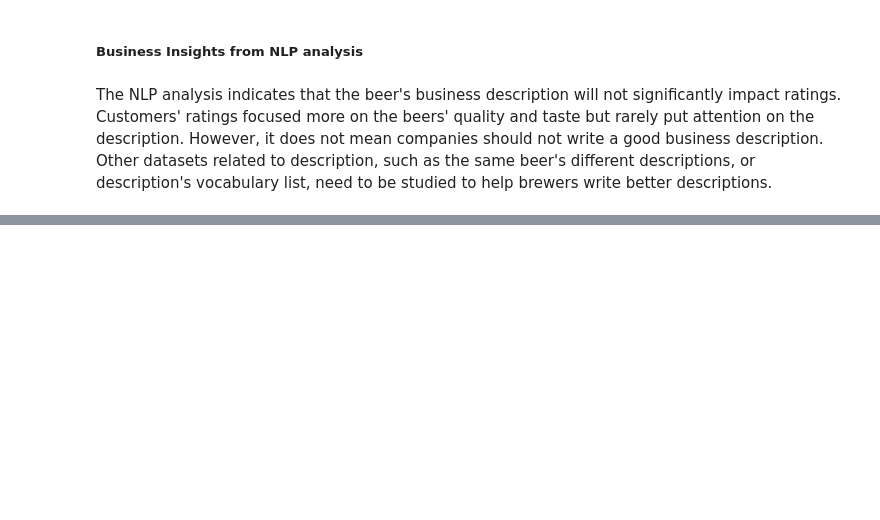
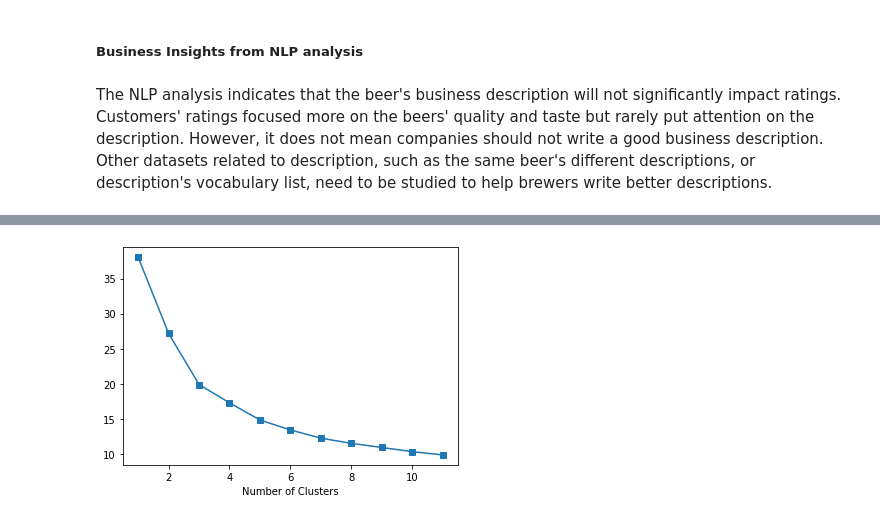
Before and after one commit to happysoymilk/beer_data_analysis, a Jupyter notebook: aml-fcp.ipynb, the cells around one changed output, grey strips where cells are left out. Saved outputs shown, nothing was run; the diff lists cells and outputs as text; code cells hidden in the pictures; blank space fills up the shorter version.

```diff
--- a/aml-fcp.ipynb
+++ b/aml-fcp.ipynb
@@ -781,0 +894,6 @@ The NLP analysis indicates that the beer's business description will not signifi
+# %%
+# keep 2 components to create a 2D visualisation for clustering
+pca = PCA(n_components=2)
+principalComponents = pca.fit_transform(x)
+principalDf = pd.DataFrame(data = principalComponents
+             , columns = ['pc1', 'pc2'])
@@ -781,0 +927,12 @@ The NLP analysis indicates that the beer's business description will not signifi
+# %%
+# clustering analysis using K-means
+inertia = []
+for k in range(1, 12):
+    kmeans = KMeans(n_clusters=k, random_state=1).fit(principalDf)
+    inertia.append(np.sqrt(kmeans.inertia_))
+# %%
+plt.plot(range(1, 12), inertia, marker='s');
+plt.xlabel('Number of Clusters')
+plt.show()
+# %% [output]
+[figure, added]
```
Also changed, not shown: parts of 26 cells of this notebook.
